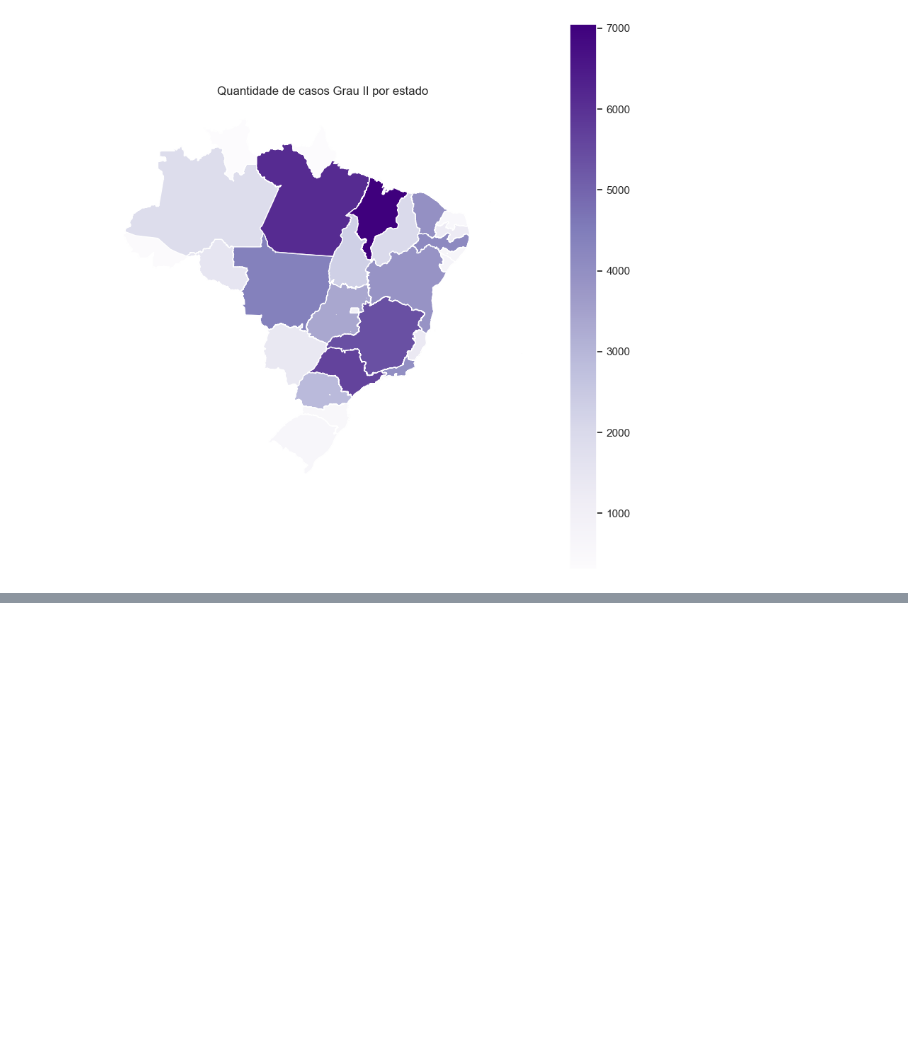
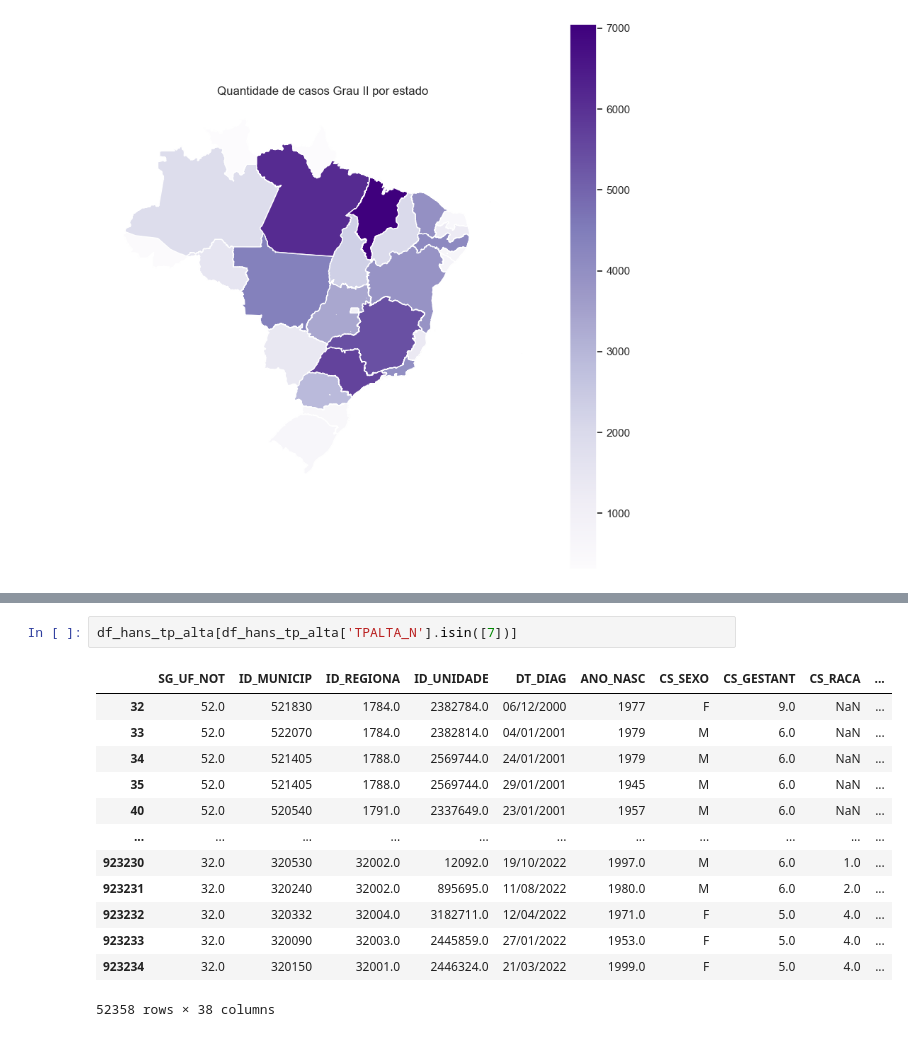
Before and after one commit to datasci4health/projects2023, a Jupyter notebook: hans_project/notebooks/EDA_Hans.ipynb, the cells around one changed output, grey strips where cells are left out. Saved outputs shown, nothing was run; the diff lists cells and outputs as text; blank space fills up the shorter version.

```diff
--- a/hans_project/notebooks/EDA_Hans.ipynb
+++ b/hans_project/notebooks/EDA_Hans.ipynb
@@ -156,0 +169,16 @@ plt.show()
+# %%
+df_hans_tp_alta[df_hans_tp_alta['TPALTA_N'].isin([7])]
+# %% [output]
+|  | SG_UF_NOT | ID_MUNICIP | ID_REGIONA | ID_UNIDADE | DT_DIAG | ANO_NASC | CS_SEXO | CS_GESTANT | CS_RACA | ... |
+| 32 | 52.0 | 521830 | 1784.0 | 2382784.0 | 06/12/2000 | 1977 | F | 9.0 | NaN | ... |
+| 33 | 52.0 | 522070 | 1784.0 | 2382814.0 | 04/01/2001 | 1979 | M | 6.0 | NaN | ... |
+| 34 | 52.0 | 521405 | 1788.0 | 2569744.0 | 24/01/2001 | 1979 | M | 6.0 | NaN | ... |
+| 35 | 52.0 | 521405 | 1788.0 | 2569744.0 | 29/01/2001 | 1945 | M | 6.0 | NaN | ... |
+| 40 | 52.0 | 520540 | 1791.0 | 2337649.0 | 23/01/2001 | 1957 | M | 6.0 | NaN | ... |
+| ... | ... | ... | ... | ... | ... | ... | ... | ... | ... | ... |
+| 923230 | 32.0 | 320530 | 32002.0 | 12092.0 | 19/10/2022 | 1997.0 | M | 6.0 | 1.0 | ... |
+| 923231 | 32.0 | 320240 | 32002.0 | 895695.0 | 11/08/2022 | 1980.0 | M | 6.0 | 2.0 | ... |
+| 923232 | 32.0 | 320332 | 32004.0 | 3182711.0 | 12/04/2022 | 1971.0 | F | 5.0 | 4.0 | ... |
+| 923233 | 32.0 | 320090 | 32003.0 | 2445859.0 | 27/01/2022 | 1953.0 | F | 5.0 | 4.0 | ... |
+| 923234 | 32.0 | 320150 | 32001.0 | 2446324.0 | 21/03/2022 | 1999.0 | F | 5.0 | 4.0 | ... |
+52358 rows × 38 columns
```
Also changed, not shown: parts of 3 cells of this notebook, 2 other files.
